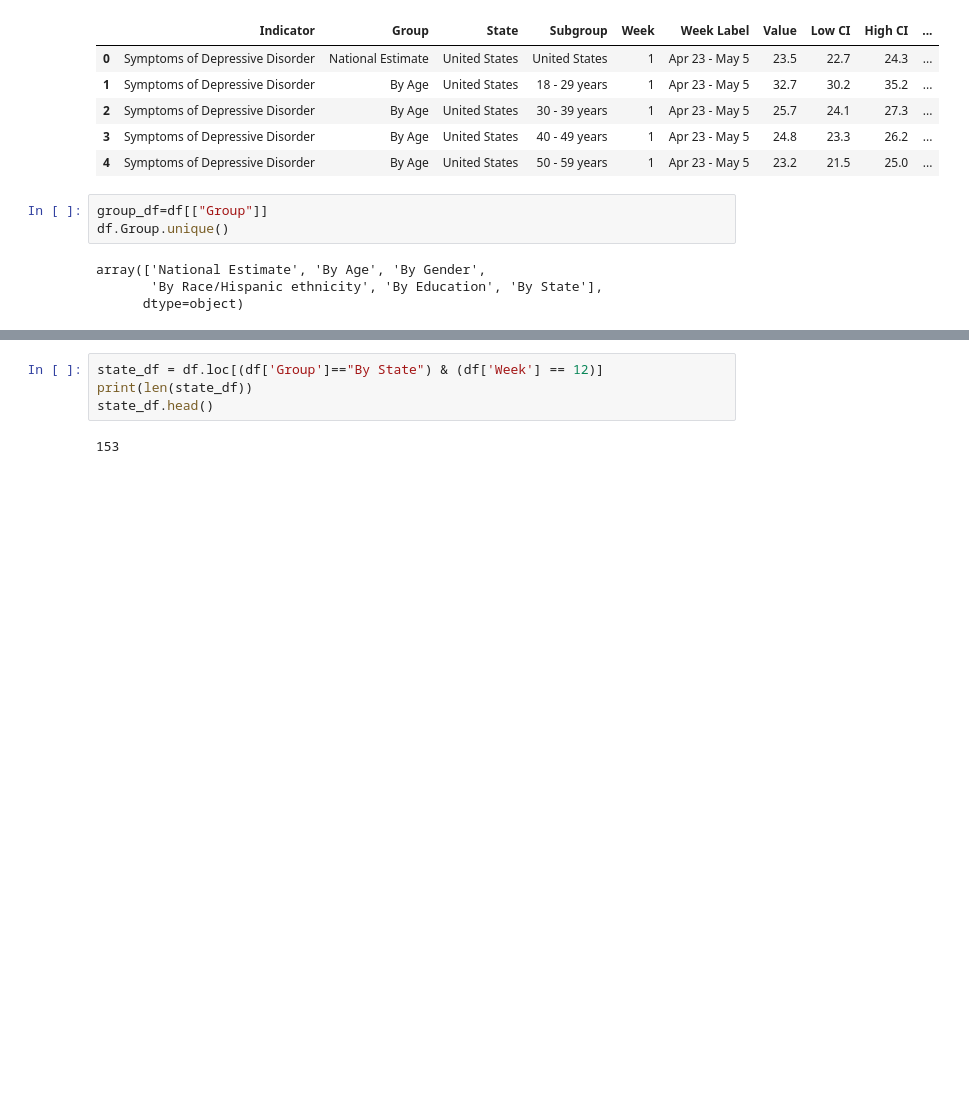
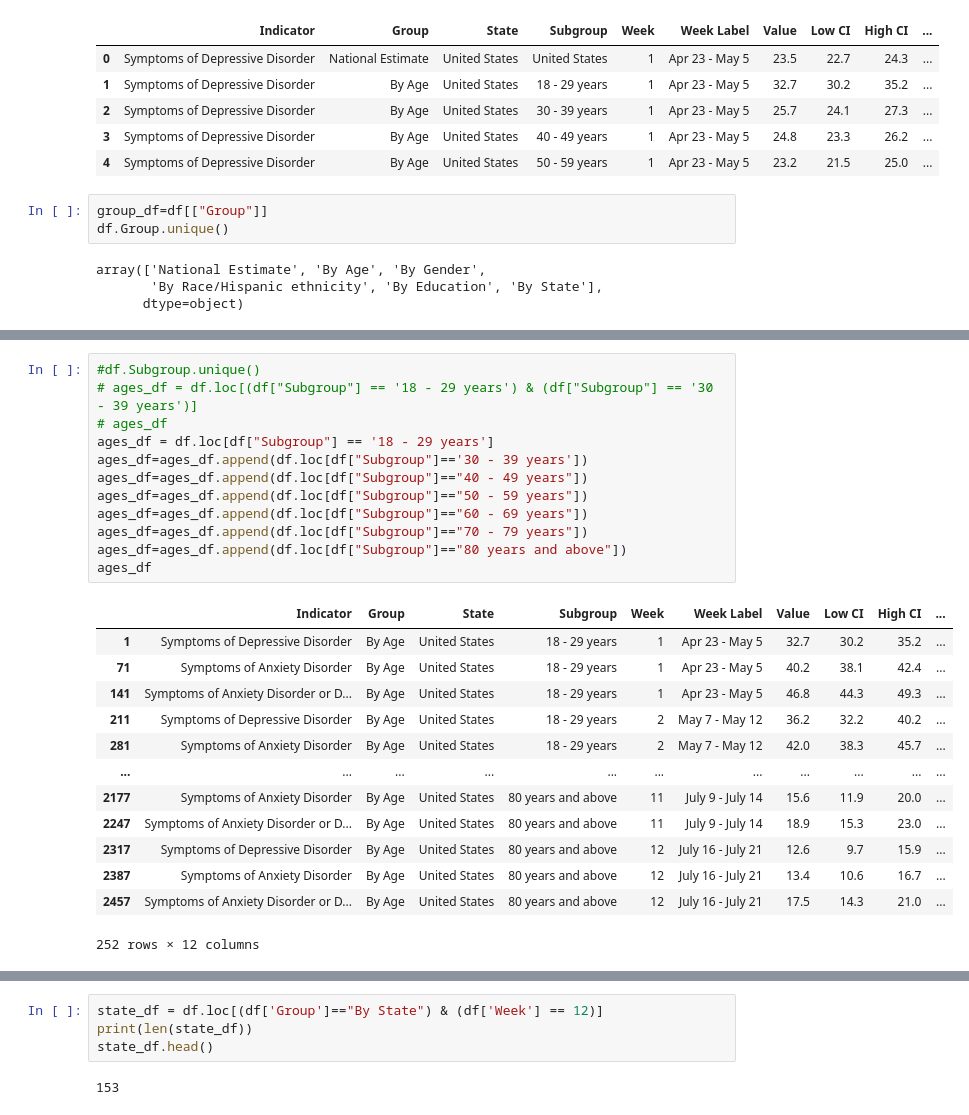
Before and after one commit to Kthomas09/GWU-Project-1, a Jupyter notebook: Final_data_linear_analysis.ipynb, the cells around one changed output, grey strips where cells are left out. Cells and saved outputs as stored; diff of their text form; blank space fills up the shorter version.

```diff
--- a/Final_data_linear_analysis.ipynb
+++ b/Final_data_linear_analysis.ipynb
@@ -161,0 +166,26 @@ age_df
+# %%
+#df.Subgroup.unique()
+# ages_df = df.loc[(df["Subgroup"] == '18 - 29 years') & (df["Subgroup"] == '30 - 39 years')]
+# ages_df
+ages_df = df.loc[df["Subgroup"] == '18 - 29 years']
+ages_df=ages_df.append(df.loc[df["Subgroup"]=='30 - 39 years'])
+ages_df=ages_df.append(df.loc[df["Subgroup"]=="40 - 49 years"])
+ages_df=ages_df.append(df.loc[df["Subgroup"]=="50 - 59 years"])
+ages_df=ages_df.append(df.loc[df["Subgroup"]=="60 - 69 years"])
+ages_df=ages_df.append(df.loc[df["Subgroup"]=="70 - 79 years"])
+ages_df=ages_df.append(df.loc[df["Subgroup"]=="80 years and above"])
+ages_df
+# %% [output]
+|  | Indicator | Group | State | Subgroup | Week | Week Label | Value | Low CI | High CI | ... |
+| 1 | Symptoms of Depressive Disorder | By Age | United States | 18 - 29 years | 1 | Apr 23 - May 5 | 32.7 | 30.2 | 35.2 | ... |
+| 71 | Symptoms of Anxiety Disorder | By Age | United States | 18 - 29 years | 1 | Apr 23 - May 5 | 40.2 | 38.1 | 42.4 | ... |
+| 141 | Symptoms of Anxiety Disorder or D... | By Age | United States | 18 - 29 years | 1 | Apr 23 - May 5 | 46.8 | 44.3 | 49.3 | ... |
+| 211 | Symptoms of Depressive Disorder | By Age | United States | 18 - 29 years | 2 | May 7 - May 12 | 36.2 | 32.2 | 40.2 | ... |
+| 281 | Symptoms of Anxiety Disorder | By Age | United States | 18 - 29 years | 2 | May 7 - May 12 | 42.0 | 38.3 | 45.7 | ... |
+| ... | ... | ... | ... | ... | ... | ... | ... | ... | ... | ... |
+| 2177 | Symptoms of Anxiety Disorder | By Age | United States | 80 years and above | 11 | July 9 - July 14 | 15.6 | 11.9 | 20.0 | ... |
+| 2247 | Symptoms of Anxiety Disorder or D... | By Age | United States | 80 years and above | 11 | July 9 - July 14 | 18.9 | 15.3 | 23.0 | ... |
+| 2317 | Symptoms of Depressive Disorder | By Age | United States | 80 years and above | 12 | July 16 - July 21 | 12.6 | 9.7 | 15.9 | ... |
+| 2387 | Symptoms of Anxiety Disorder | By Age | United States | 80 years and above | 12 | July 16 - July 21 | 13.4 | 10.6 | 16.7 | ... |
+| 2457 | Symptoms of Anxiety Disorder or D... | By Age | United States | 80 years and above | 12 | July 16 - July 21 | 17.5 | 14.3 | 21.0 | ... |
+252 rows × 12 columns
```
Also changed, not shown: parts of 7 cells of this notebook.
